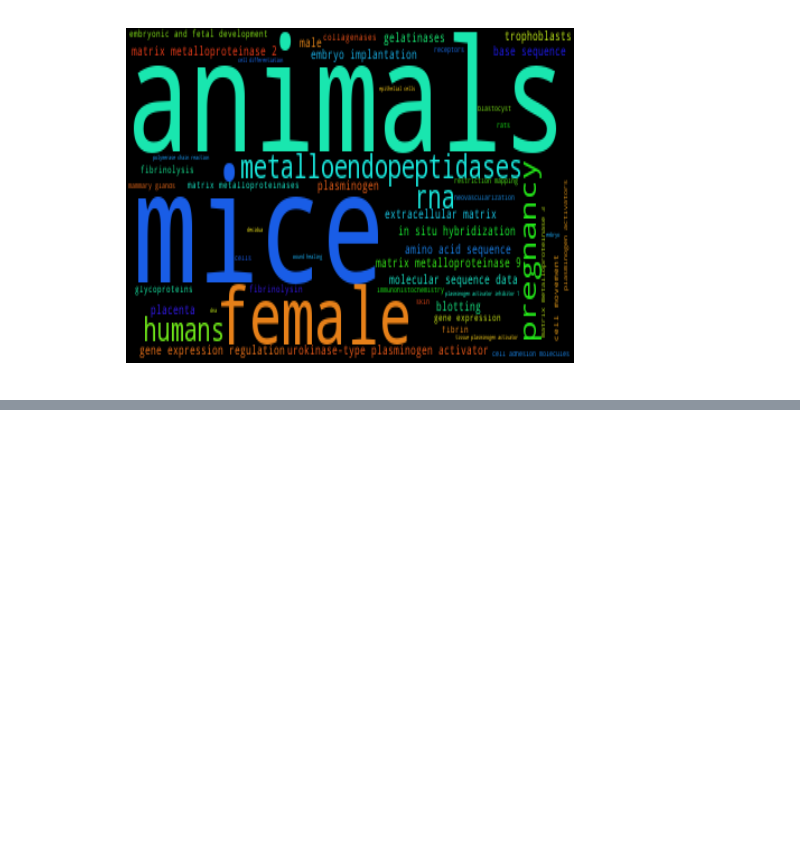
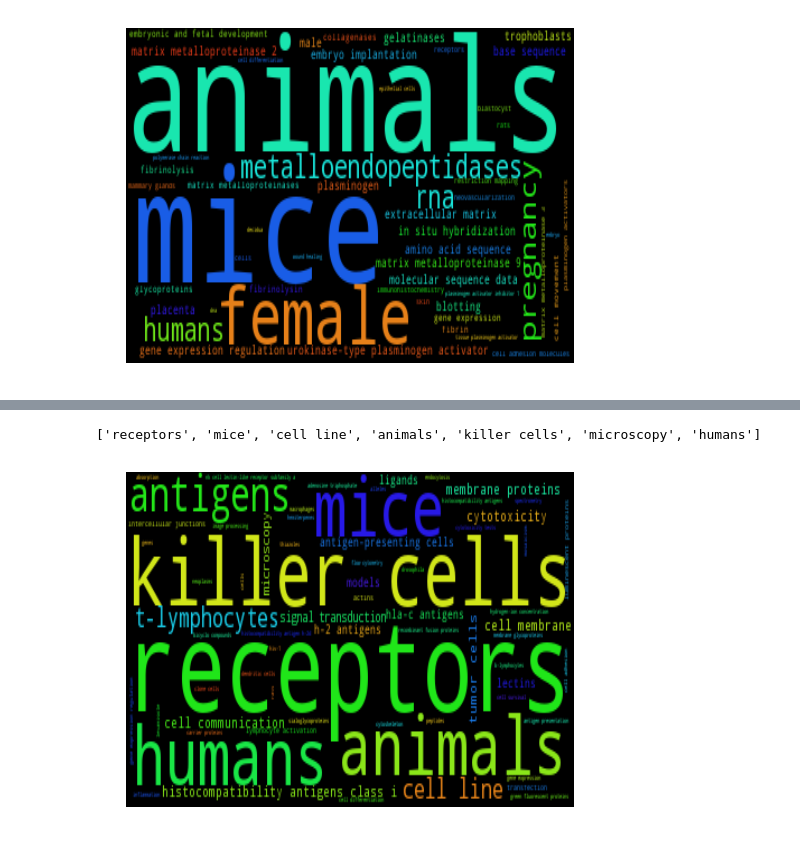
Before and after one commit to wenyangfu/EE361M_Homework, a Jupyter notebook: term_project/Word Clouds.ipynb, the cells around one changed output, grey strips where cells are left out. Drawn from its saved outputs; the diff is of its cells as text; code cells hidden in the pictures; blank space fills up the shorter version.

```diff
--- a/term_project/Word Clouds.ipynb
+++ b/term_project/Word Clouds.ipynb
@@ -72,0 +184,5 @@ show_wordcloud('12900459')
+# %%
+show_wordcloud('15550544')
+# %% [output]
+['receptors', 'mice', 'cell line', 'animals', 'killer cells', 'microscopy', 'humans']
+[figure, added]
```
Also changed, not shown: parts of 11 cells of this notebook.
